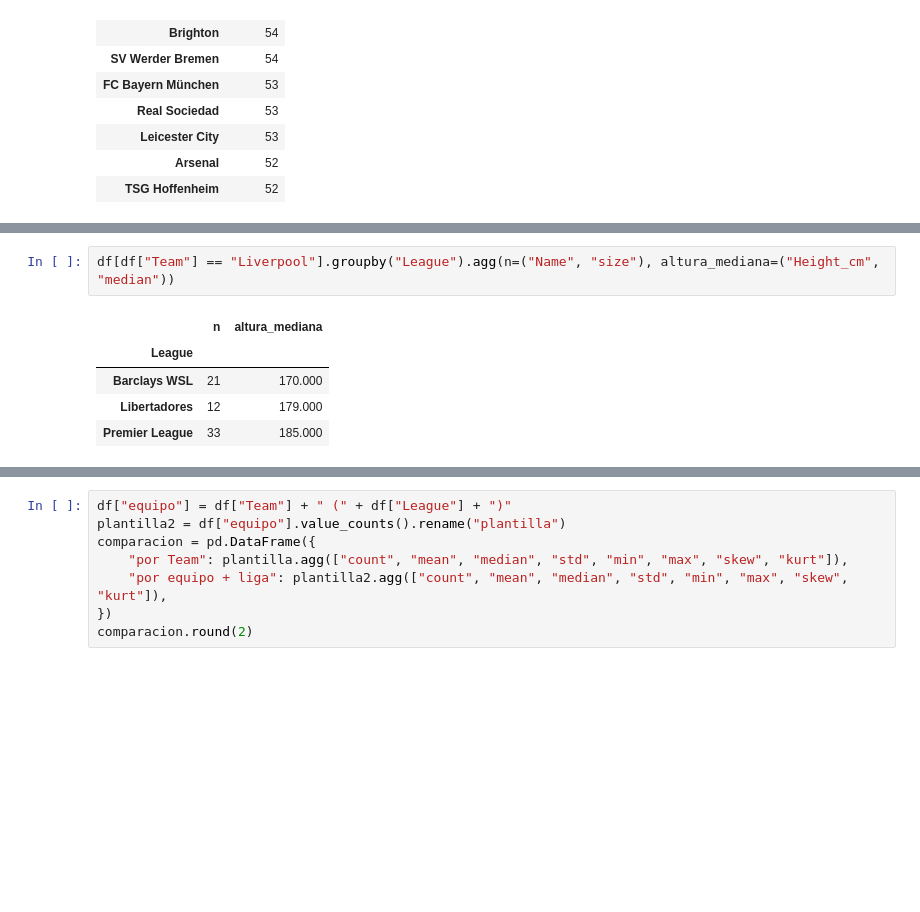
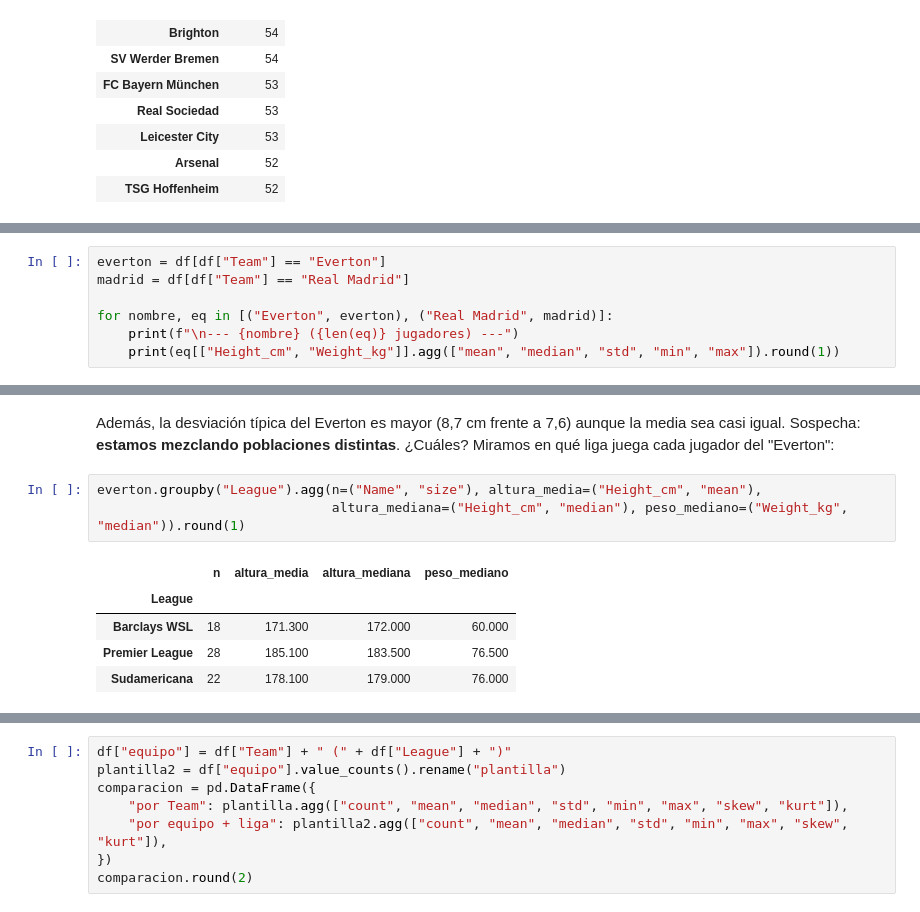
Before and after one commit to DANIFUZZY1975/estadistica-descriptiva-python, a Jupyter notebook: notebooks/01_fifa_jugadores.ipynb, the cells around one changed output, grey strips where cells are left out. Cells and saved outputs as stored; diff of their text form; blank space fills up the shorter version.

```diff
--- a/notebooks/01_fifa_jugadores.ipynb
+++ b/notebooks/01_fifa_jugadores.ipynb
@@ -170,0 +175,7 @@ Everton 68, Liverpool 66, Chelsea 65… ¿Tienen el triple de jugadores que el r
+# %%
+everton = df[df["Team"] == "Everton"]
+madrid = df[df["Team"] == "Real Madrid"]
+
+for nombre, eq in [("Everton", everton), ("Real Madrid", madrid)]:
+    print(f"\n--- {nombre} ({len(eq)} jugadores) ---")
+    print(eq[["Height_cm", "Weight_kg"]].agg(["mean", "median", "std", "min", "max"]).round(1))
@@ -171,9 +235,14 @@ Everton 68, Liverpool 66, Chelsea 65… ¿Tienen el triple de jugadores que el r
+# %% [markdown]
+Además, la desviación típica del Everton es mayor (8,7 cm frente a 7,6) aunque la media sea casi igual.
+Sospecha: **estamos mezclando
+poblaciones distintas**. ¿Cuáles? Miramos en qué liga juega cada jugador del "Everton":
 # %%
-df[df["Team"] == "Liverpool"].groupby("League").agg(n=("Name", "size"), altura_mediana=("Height_cm", "median"))
+everton.groupby("League").agg(n=("Name", "size"), altura_media=("Height_cm", "mean"),
+                              altura_mediana=("Height_cm", "median"), peso_mediano=("Weight_kg", "median")).round(1)
 # %% [output]
-|  | n | altura_mediana |
-| League |  |  |
-| Barclays WSL | 21 | 170.000 |
-| Libertadores | 12 | 179.000 |
-| Premier League | 33 | 185.000 |
+|  | n | altura_media | altura_mediana | peso_mediano |
+| League |  |  |  |  |
+| Barclays WSL | 18 | 171.300 | 172.000 | 60.000 |
+| Premier League | 28 | 185.100 | 183.500 | 76.500 |
+| Sudamericana | 22 | 178.100 | 179.000 | 76.000 |
 # %% [markdown]
```
Also changed, not shown: parts of 9 cells of this notebook, 1 other file.
